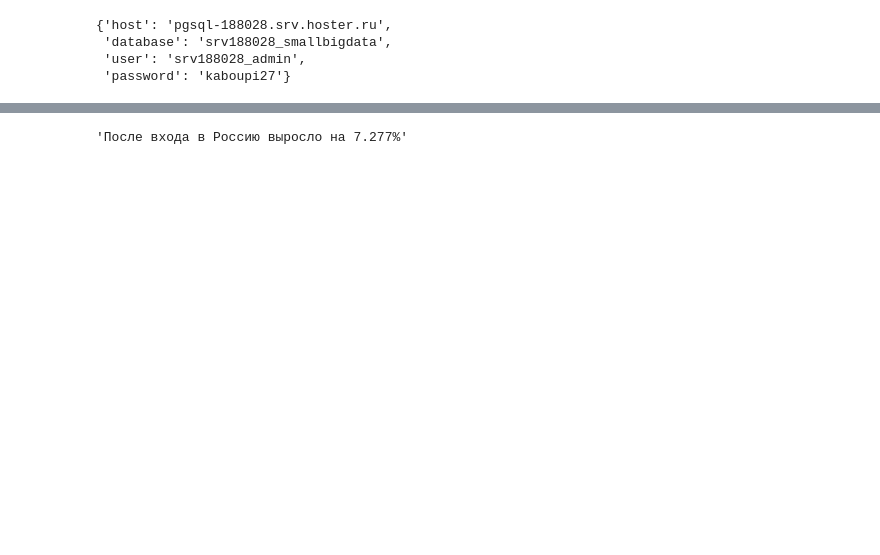
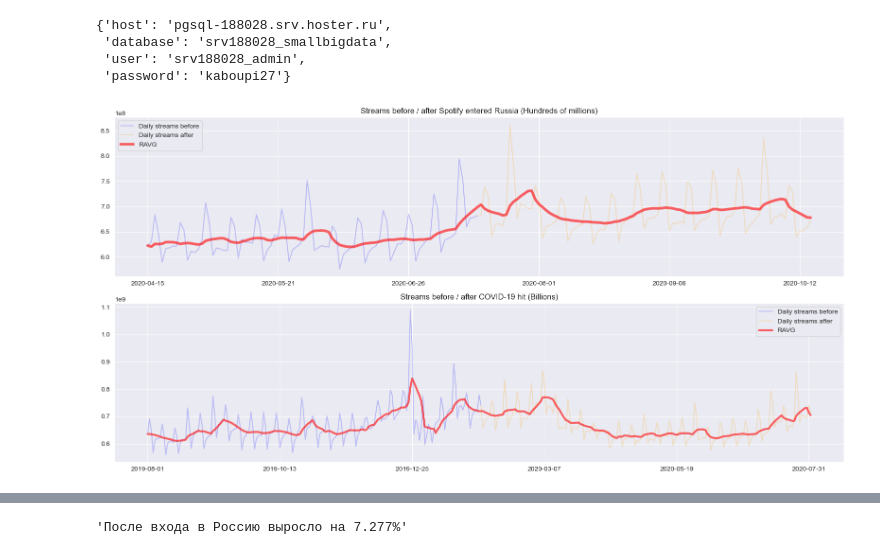
Before and after one commit to kfrsta/smallbigdata, a Jupyter notebook: analysis.ipynb, the cells around one changed output, grey strips where cells are left out. Drawn from its saved outputs; the diff is of its cells as text; code cells hidden in the pictures; blank space fills up the shorter version.

```diff
--- a/analysis.ipynb
+++ b/analysis.ipynb
@@ -35,0 +38,34 @@ df_before_corona = streams.loc['2019-08-01':'2020-02-01']
+# %%
+import matplotlib.pyplot as plt
+
+fig = plt.figure()
+fig.set_size_inches(16, 8)
+ALPHA_PLOT = 0.2
+ALPHA_ROLL = 0.6
+
+# SPOTIFY RUSSIA
+ax1 = fig.add_subplot(2, 1, 1)
+plt.title('Streams before / after Spotify entered Russia (Hundreds of millions)')
+
+plt.plot(df_before_russia['streams'], color='blue', label='Daily streams before', alpha=ALPHA_PLOT)
+plt.plot(df_after_russia['streams'], color='orange', label='Daily streams after', alpha=ALPHA_PLOT)
+plt.plot(rolling_russia, linewidth=4, label='RAVG', color='red', alpha=ALPHA_ROLL)
+
+ax1.set_xticks(rolling_russia.index[::36])
+ax1.legend()
+
+# COVID-19
+ax2 = fig.add_subplot(2, 1, 2)
+plt.title('Streams before / after COVID-19 hit (Billions)')
+
+plt.plot(df_before_corona['streams'], color='blue', label='Daily streams before', alpha=ALPHA_PLOT)
+plt.plot(df_after_corona['streams'], color='orange', label='Daily streams after', alpha=ALPHA_PLOT)
+plt.plot(rolling_corona, linewidth=3, label='RAVG', color='red', alpha=ALPHA_ROLL)
+
+ax2.set_xticks(rolling_corona.index[::73])
+ax2.legend()
+
+fig.tight_layout()
+plt.show()
+# %% [output]
+[figure, added]
```
Also changed, not shown: parts of 31 cells of this notebook.
